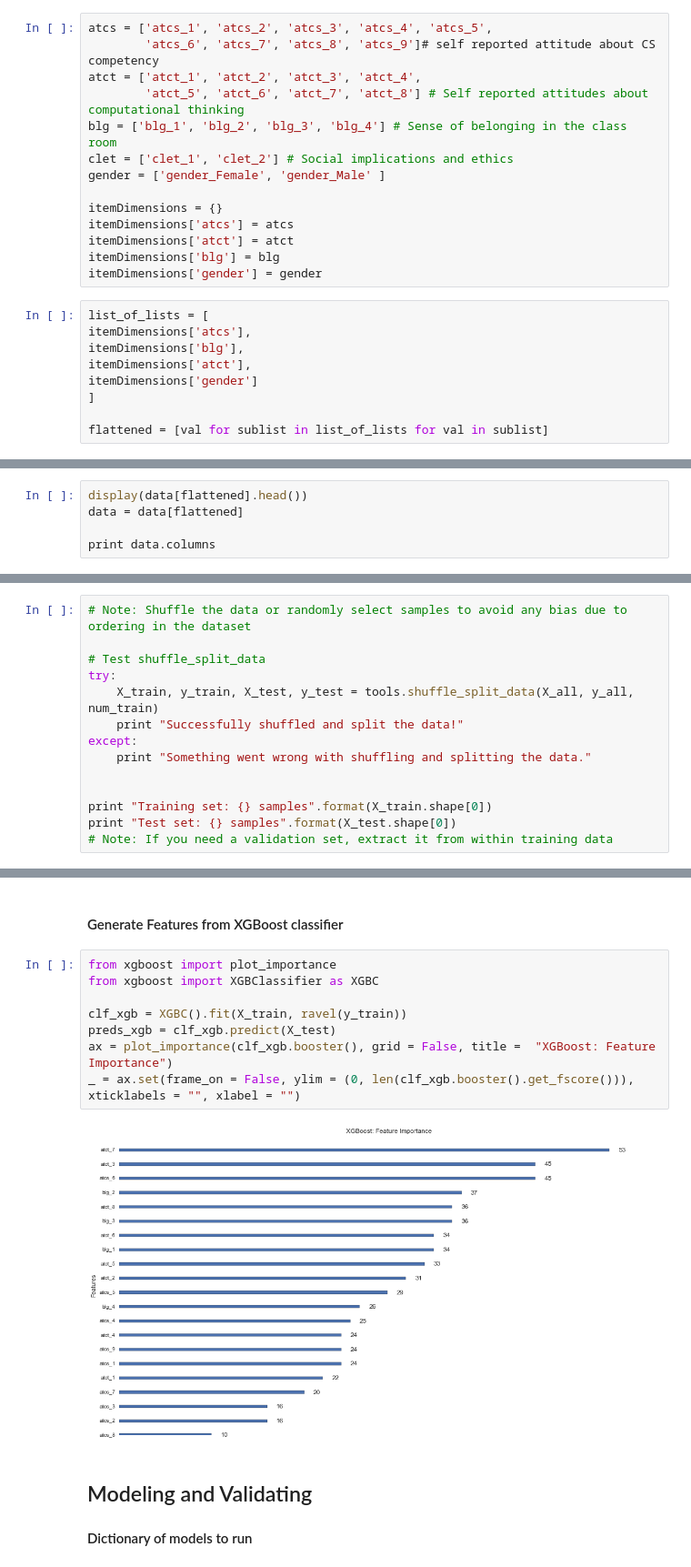
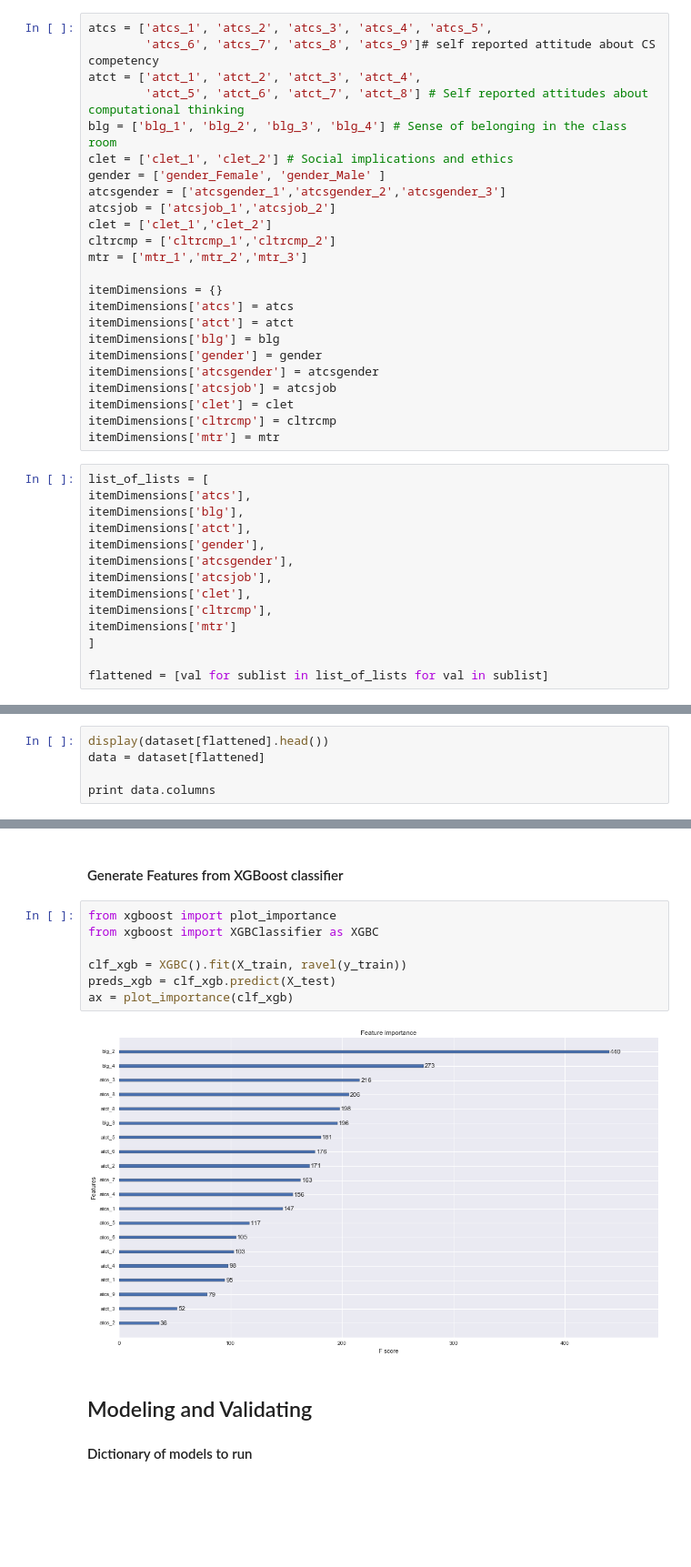
Before and after one commit to omoju/IntroCSExperiencePrediction, a Jupyter notebook: genderedCSExperience.ipynb, the cells around one changed output, grey strips where cells are left out. Shown at 91% size. Cells and saved outputs as stored; diff of their text form; blank space fills up the shorter version.

```diff
--- a/genderedCSExperience.ipynb
+++ b/genderedCSExperience.ipynb
@@ -112,18 +112,33 @@ atct = ['atct_1', 'atct_2', 'atct_3', 'atct_4',
 blg = ['blg_1', 'blg_2', 'blg_3', 'blg_4'] # Sense of belonging in the class room
 clet = ['clet_1', 'clet_2'] # Social implications and ethics
 gender = ['gender_Female', 'gender_Male' ]
+atcsgender = ['atcsgender_1','atcsgender_2','atcsgender_3']
+atcsjob = ['atcsjob_1','atcsjob_2']
+clet = ['clet_1','clet_2']
+cltrcmp = ['cltrcmp_1','cltrcmp_2']
+mtr = ['mtr_1','mtr_2','mtr_3']
 
 itemDimensions = {}
 itemDimensions['atcs'] = atcs
 itemDimensions['atct'] = atct
 itemDimensions['blg'] = blg
 itemDimensions['gender'] = gender
+itemDimensions['atcsgender'] = atcsgender
+itemDimensions['atcsjob'] = atcsjob
+itemDimensions['clet'] = clet
+itemDimensions['cltrcmp'] = cltrcmp
+itemDimensions['mtr'] = mtr
 # %%
 list_of_lists = [
 itemDimensions['atcs'],
 itemDimensions['blg'],
 itemDimensions['atct'],
-itemDimensions['gender']
+itemDimensions['gender'],
+itemDimensions['atcsgender'],
+itemDimensions['atcsjob'],
+itemDimensions['clet'],
+itemDimensions['cltrcmp'],
+itemDimensions['mtr']
 ]
 
 flattened = [val for sublist in list_of_lists for val in sublist]
@@ -152,8 +167,8 @@ blg_2          In this class, I feel awkward and out of place.
 blg_3          In this class, I feel like my ideas count.
 blg_4          In this class, I feel like I matter.
 # %%
-display(data[flattened].head())
-data = data[flattened]
+display(dataset[flattened].head())
+data = dataset[flattened]
 
 print data.columns
 # %% [output]
@@ -300,14 +286,0 @@ num_test = num_all - num_train
-# %%
-# Note: Shuffle the data or randomly select samples to avoid any bias due to ordering in the dataset
-
-# Test shuffle_split_data
-try:
-    X_train, y_train, X_test, y_test = tools.shuffle_split_data(X_all, y_all, num_train)
-    print "Successfully shuffled and split the data!"
-except:
-    print "Something went wrong with shuffling and splitting the data."
-
-
-print "Training set: {} samples".format(X_train.shape[0])
-print "Test set: {} samples".format(X_test.shape[0])
-# Note: If you need a validation set, extract it from within training data
@@ -385,13 +347,12 @@ done in 0.002s
 # %%
 from xgboost import plot_importance
 from xgboost import XGBClassifier as XGBC
 
 clf_xgb = XGBC().fit(X_train, ravel(y_train))
 preds_xgb = clf_xgb.predict(X_test)
-ax = plot_importance(clf_xgb.booster(), grid = False, title =  "XGBoost: Feature Importance")
-_ = ax.set(frame_on = False, ylim = (0, len(clf_xgb.booster().get_fscore())), xticklabels = "", xlabel = "")
+ax = plot_importance(clf_xgb)
 # %% [output]
-[figure, old version]
+[figure, new version]
 # %% [markdown]
 ## Modeling and Validating
 
```
Also changed, not shown: parts of 30 cells of this notebook, 1 other file.
